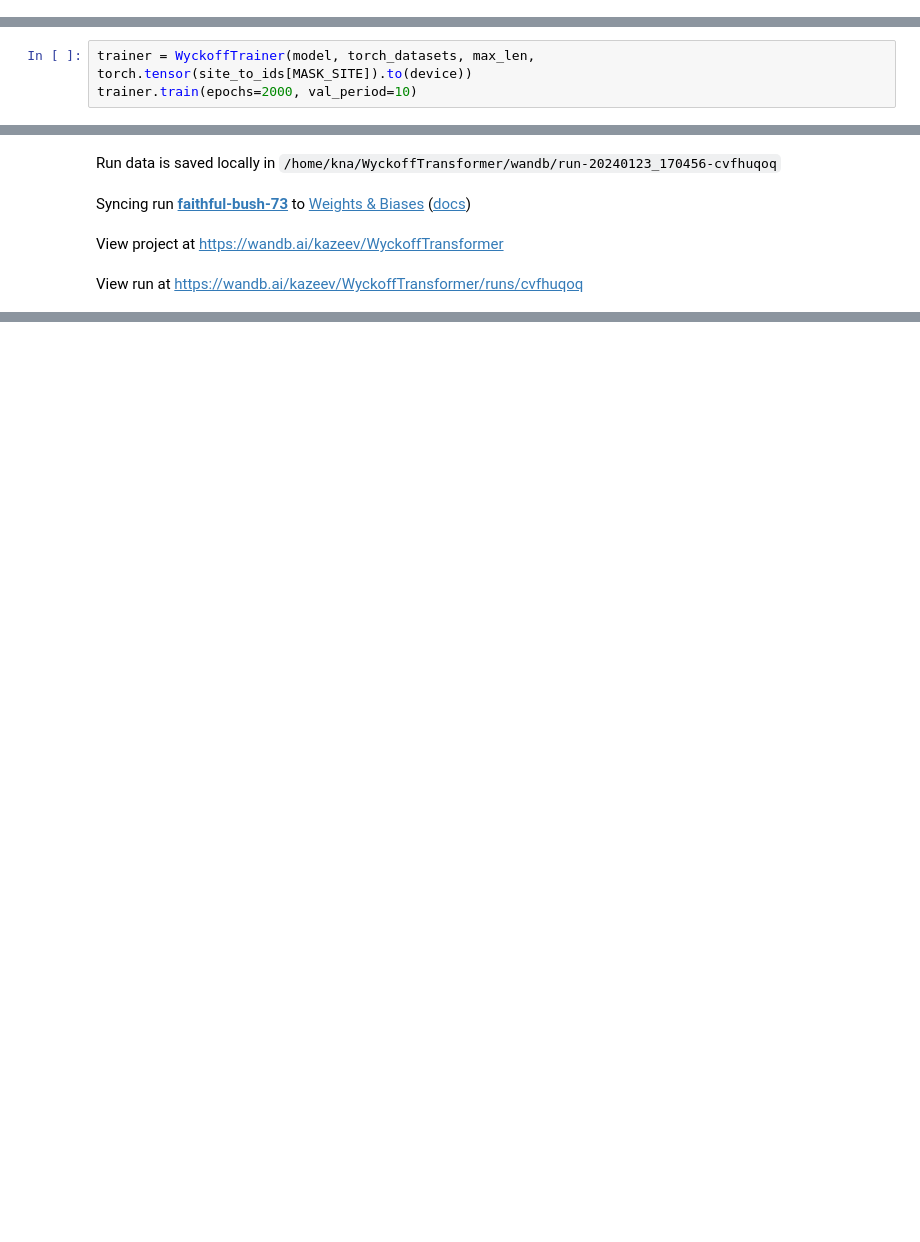
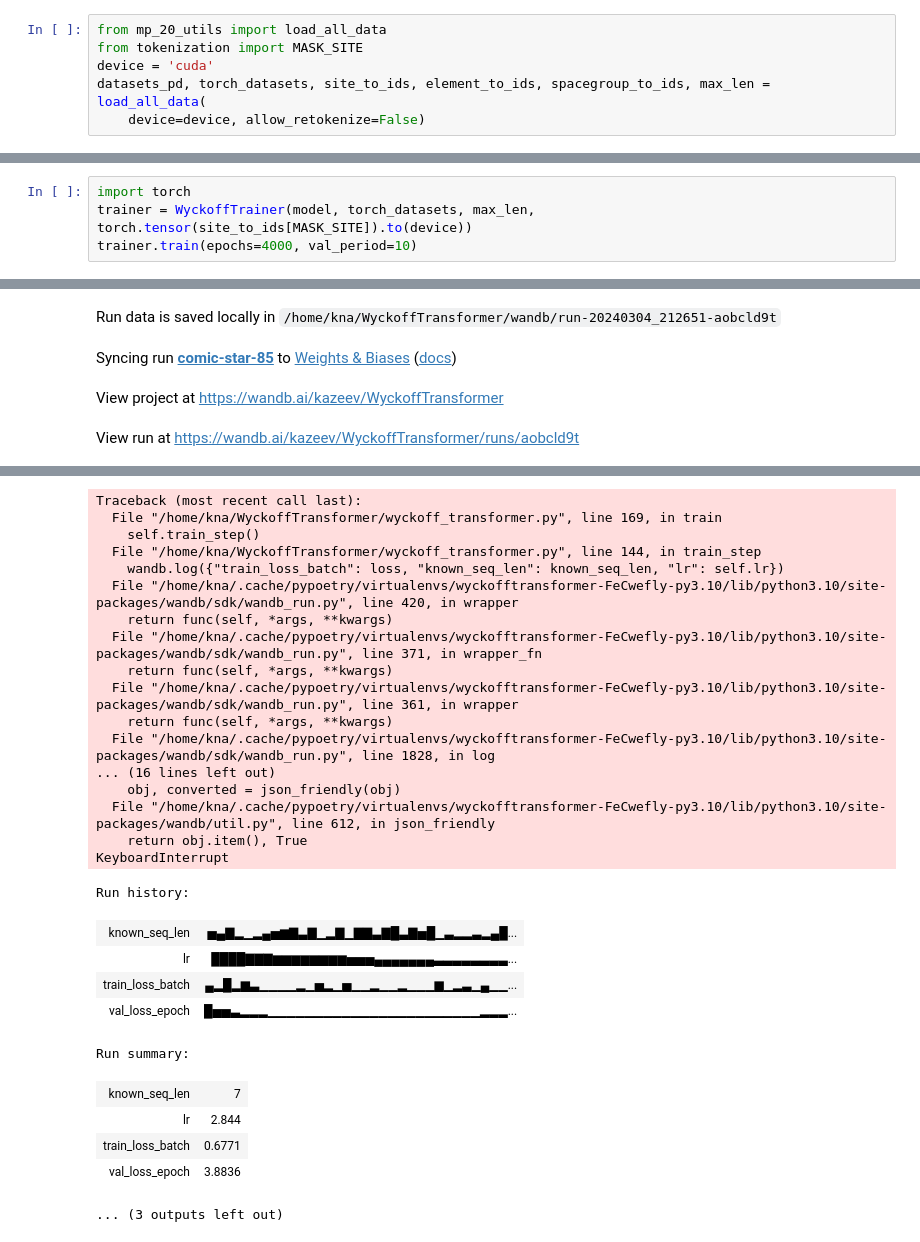
Before and after one commit to kedhip/WyckoffTransformer, a Jupyter notebook: Train.ipynb, the cells around one changed output, grey strips where cells are left out. Drawn from its saved outputs; the diff is of its cells as text; blank space fills up the shorter version.

```diff
--- a/Train.ipynb
+++ b/Train.ipynb
@@ -54,3 +9,9 @@ torch_datasets = dict(zip(tensors.keys(), map(to_combined_dataset, tensors.value
+# %%
+from mp_20_utils import load_all_data
+from tokenization import MASK_SITE
+device = 'cuda'
+datasets_pd, torch_datasets, site_to_ids, element_to_ids, spacegroup_to_ids, max_len = load_all_data(
+    device=device, allow_retokenize=False)
 # %%
 from wyckoff_transformer import WyckoffTransformerModel, WyckoffTrainer
 d_hid = 200  # dimension of the feedforward network model in ``nn.TransformerEncoder``
@@ -72,7 +32,8 @@ model = WyckoffTransformerModel(
     nlayers=nlayers,
     dropout=dropout).to(device)
 # %%
+import torch
 trainer = WyckoffTrainer(model, torch_datasets, max_len, torch.tensor(site_to_ids[MASK_SITE]).to(device))
-trainer.train(epochs=2000, val_period=10)
+trainer.train(epochs=4000, val_period=10)
 # %% [output]
 wandb: Currently logged in as: kazeev. Use `wandb login --relogin` to force relogin
@@ -80,4 +41,4 @@ Tracking run with wandb version 0.16.2
-Run data is saved locally in /home/kna/WyckoffTransformer/wandb/run-20240123_170456-cvfhuqoq
+Run data is saved locally in /home/kna/WyckoffTransformer/wandb/run-20240304_212651-aobcld9t
-Syncing run faithful-bush-73 to Weights & Biases (docs)
+Syncing run comic-star-85 to Weights & Biases (docs)
 View project at https://wandb.ai/kazeev/WyckoffTransformer
-View run at https://wandb.ai/kazeev/WyckoffTransformer/runs/cvfhuqoq
+View run at https://wandb.ai/kazeev/WyckoffTransformer/runs/aobcld9t
@@ -103,0 +62,28 @@ Epoch 290 val_loss_epoch 1.5229398012161255 saved to checkpoints/2024-01-23_17-0
+Traceback (most recent call last):
+  File "/home/kna/WyckoffTransformer/wyckoff_transformer.py", line 169, in train
+    self.train_step()
+  File "/home/kna/WyckoffTransformer/wyckoff_transformer.py", line 144, in train_step
+    wandb.log({"train_loss_batch": loss, "known_seq_len": known_seq_len, "lr": self.lr})
+  File "/home/kna/.cache/pypoetry/virtualenvs/wyckofftransformer-FeCwefly-py3.10/lib/python3.10/site-packages/wandb/sdk/wandb_run.py", line 420, in wrapper
+    return func(self, *args, **kwargs)
+  File "/home/kna/.cache/pypoetry/virtualenvs/wyckofftransformer-FeCwefly-py3.10/lib/python3.10/site-packages/wandb/sdk/wandb_run.py", line 371, in wrapper_fn
+    return func(self, *args, **kwargs)
+  File "/home/kna/.cache/pypoetry/virtualenvs/wyckofftransformer-FeCwefly-py3.10/lib/python3.10/site-packages/wandb/sdk/wandb_run.py", line 361, in wrapper
+    return func(self, *args, **kwargs)
+  File "/home/kna/.cache/pypoetry/virtualenvs/wyckofftransformer-FeCwefly-py3.10/lib/python3.10/site-packages/wandb/sdk/wandb_run.py", line 1828, in log
+... (16 lines left out)
+    obj, converted = json_friendly(obj)
+  File "/home/kna/.cache/pypoetry/virtualenvs/wyckofftransformer-FeCwefly-py3.10/lib/python3.10/site-packages/wandb/util.py", line 612, in json_friendly
+    return obj.item(), True
+KeyboardInterrupt
+Run history:
+| known_seq_len | ▅▄▇▂▁▂▄▅▆▇▃▇▁▂▇▁▇▇▃▇█▃▇▅█▁▃▂▂▃▂▄█... |
+| lr | ████▇▇▇▆▆▆▆▆▆▆▆▅▅▅▄▄▄▄▄▄▄▃▃▃▃▃▃▃▃... |
+| train_loss_batch | ▄▂█▂▆▃▁▁▁▁▂▁▅▂▁▅▁▁▂▁▁▂▁▁▁▆▁▂▃▁▄▁▁... |
+| val_loss_epoch | █▅▅▃▂▂▂▁▁▁▁▁▁▁▁▁▁▁▁▁▁▁▁▁▁▁▁▁▁▁▂▂▂... |
+Run summary:
+| known_seq_len | 7 |
+| lr | 2.844 |
+| train_loss_batch | 0.6771 |
+| val_loss_epoch | 3.8836 |
+... (3 outputs left out)
```
Also changed, not shown: parts of 6 cells of this notebook, 15 other files.
